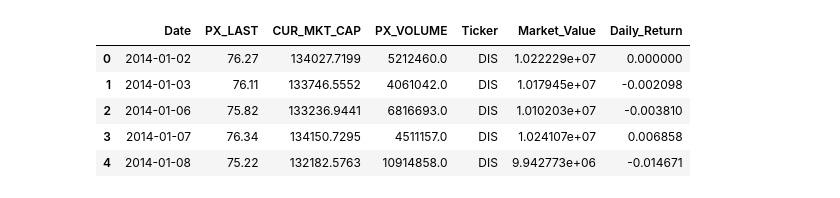
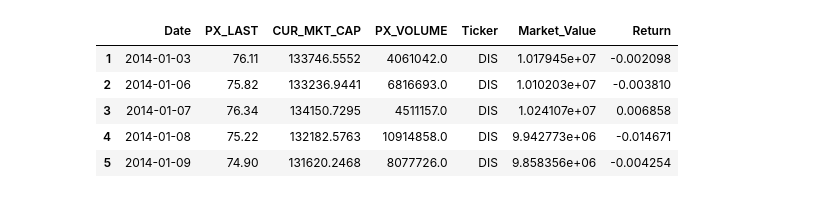
Before and after one commit to williankal/quant_fin, a Jupyter notebook: project1/part-C.ipynb, the cells around one changed output. Cells and saved outputs as stored; diff of their text form; code cells hidden in the pictures.

```diff
--- a/project1/part-C.ipynb
+++ b/project1/part-C.ipynb
@@ -34,0 +19,21 @@ def daily_return(df: pd.DataFrame) -> pd.DataFrame:
+# %%
+DATA_PATH = 'data.csv'
+WORK_DAYS_YEAR = 252
+# TODO: Get the risk-free rate from a reliable source
+RISK_FREE_RATE = 0.038  # 10-year US Treasury bond yield 3.8% annualized estimate
+NUM_PORTFOLIOS = 10_000
+# %%
+def get_data() -> pd.DataFrame:
+    data = pd.read_csv(DATA_PATH, parse_dates=['Date'])
+    data['Return'] = data.groupby('Ticker')['PX_LAST'].pct_change()
+    data.dropna(inplace=True)
+
+    return data
+
+
+def annualize_return(returns_df: pd.DataFrame) -> pd.DataFrame:
+    return returns_df.mean() * WORK_DAYS_YEAR
+
+
+def annualize_cov(returns_df: pd.DataFrame) -> pd.DataFrame:
+    return returns_df.cov() * WORK_DAYS_YEAR
@@ -35,11 +210,10 @@ def daily_return(df: pd.DataFrame) -> pd.DataFrame:
 # %%
-df = daily_return(df)
-df['Date'] = pd.to_datetime(df['Date'])
+df: pd.DataFrame = get_data()
 df.head()
 # %% [output]
-|  | Date | PX_LAST | CUR_MKT_CAP | PX_VOLUME | Ticker | Market_Value | Daily_Return |
-| 0 | 2014-01-02 | 76.27 | 134027.7199 | 5212460.0 | DIS | 1.022229e+07 | 0.000000 |
+|  | Date | PX_LAST | CUR_MKT_CAP | PX_VOLUME | Ticker | Market_Value | Return |
 | 1 | 2014-01-03 | 76.11 | 133746.5552 | 4061042.0 | DIS | 1.017945e+07 | -0.002098 |
 | 2 | 2014-01-06 | 75.82 | 133236.9441 | 6816693.0 | DIS | 1.010203e+07 | -0.003810 |
 | 3 | 2014-01-07 | 76.34 | 134150.7295 | 4511157.0 | DIS | 1.024107e+07 | 0.006858 |
 | 4 | 2014-01-08 | 75.22 | 132182.5763 | 10914858.0 | DIS | 9.942773e+06 | -0.014671 |
+| 5 | 2014-01-09 | 74.90 | 131620.2468 | 8077726.0 | DIS | 9.858356e+06 | -0.004254 |
```
Also changed, not shown: parts of 17 cells of this notebook.
